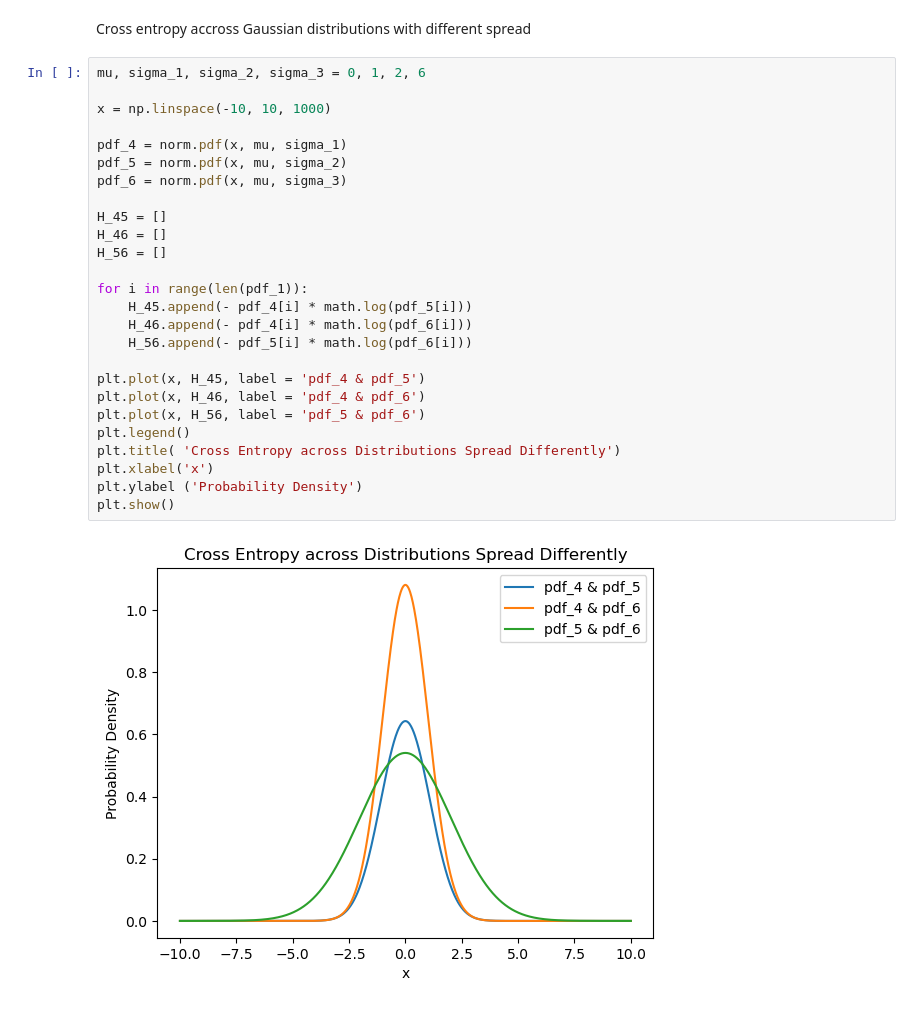
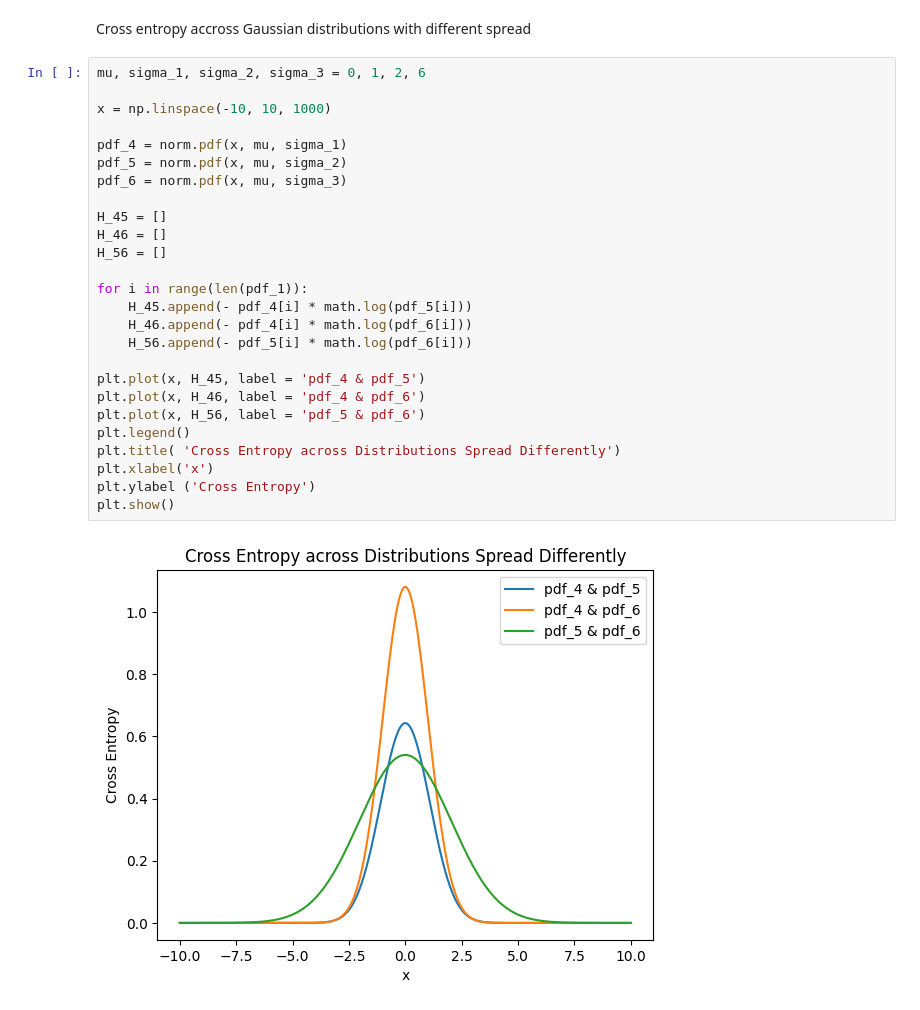
Before and after one commit to Rachel-0420/Cross-Entropy-Fast-Transient, a Jupyter notebook: 1D Normal Distribution.ipynb, the cells around one changed output. Cells and saved outputs as stored; diff of their text form.

```diff
--- a/1D Normal Distribution.ipynb
+++ b/1D Normal Distribution.ipynb
@@ -55,28 +55,28 @@ Cross entropy accross Gaussian distributions with different spread
 # %%
 mu, sigma_1, sigma_2, sigma_3 = 0, 1, 2, 6
 
 x = np.linspace(-10, 10, 1000)
 
 pdf_4 = norm.pdf(x, mu, sigma_1)
 pdf_5 = norm.pdf(x, mu, sigma_2)
 pdf_6 = norm.pdf(x, mu, sigma_3)
 
 H_45 = []
 H_46 = []
 H_56 = []
 
 for i in range(len(pdf_1)):
     H_45.append(- pdf_4[i] * math.log(pdf_5[i]))
     H_46.append(- pdf_4[i] * math.log(pdf_6[i]))
     H_56.append(- pdf_5[i] * math.log(pdf_6[i]))
 
 plt.plot(x, H_45, label = 'pdf_4 & pdf_5')
 plt.plot(x, H_46, label = 'pdf_4 & pdf_6')
 plt.plot(x, H_56, label = 'pdf_5 & pdf_6')
 plt.legend()
 plt.title( 'Cross Entropy across Distributions Spread Differently')
 plt.xlabel('x')
-plt.ylabel ('Probability Density')
+plt.ylabel ('Cross Entropy')
 plt.show()
 # %% [output]
-[figure, old version]
+[figure, new version]
```
Also changed, not shown: parts of 2 cells of this notebook.
